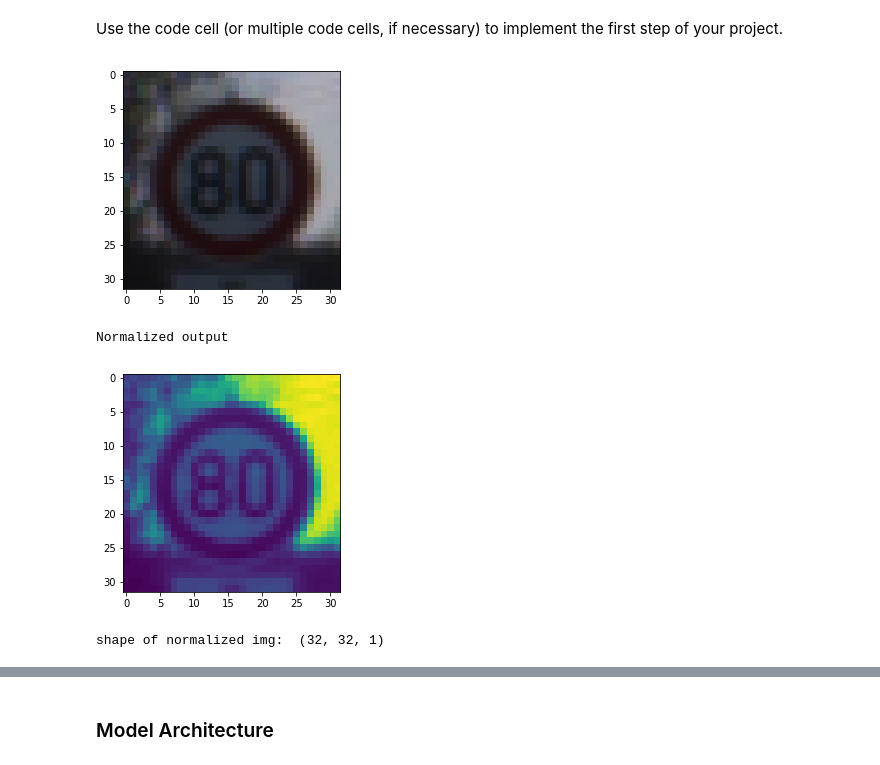
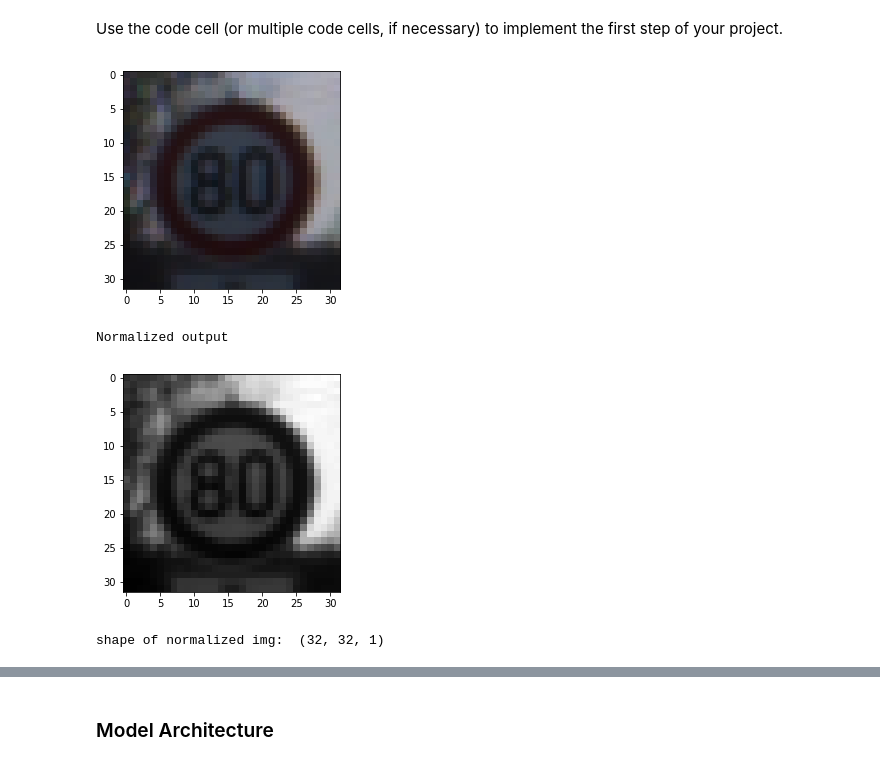
Before and after one commit to khushn/carnd_p2, a Jupyter notebook: Traffic_Sign_Classifier.ipynb, the cells around one changed output, grey strips where cells are left out. Cells and saved outputs as stored; diff of their text form; code cells hidden in the pictures.

```diff
--- a/Traffic_Sign_Classifier.ipynb
+++ b/Traffic_Sign_Classifier.ipynb
@@ -174,36 +175,49 @@ Use the code cell (or multiple code cells, if necessary) to implement the first
 import cv2
 import numpy as np
 
+#def normalize_grayscale(image_data):
+#    """
+#    Normalize the image data with Min-Max scaling to a range of [0.1, 0.9]
+#    :param image_data: The image data to be normalized
+#    :return: Normalized image data
+#    """
+#    # Min-Max scaling for grayscale image data
+#    a=0.1
+#    b=0.9
+#    xmin=0.
+#    xmax=255.
+#    xret= a + image_data*(b-a)/(xmax-xmin)
+#    return xret
 
 def normalize_img(img, alpha=0, beta=1):
     #first we grey scale it
     #print('initial shape:', img.shape )
     img = cv2.cvtColor( img, cv2.COLOR_RGB2GRAY )
     #print('shape after greyscale: ', img.shape)
 
-
+    #img = normalize_grayscale(img)
     dst = img.copy() #needed for version compat issues
     img = cv2.normalize(img, dst, alpha, beta, norm_type=cv2.NORM_MINMAX, dtype=cv2.CV_32F)
     #print('shape after normalization', img.shape)
 
     #to retain the shape of the image
     img=np.expand_dims(img, axis=2)
     #print('shape after expanding dim', img.shape)
     return img
 
 img1=X_train[12949]
 plt.imshow(img1)
 plt.show()
 
 print('Normalized output')
 img2=normalize_img(img1)
-plt.imshow(img2.reshape(32, 32))
+plt.imshow(img2.reshape(32, 32), interpolation="nearest", cmap="gray")
 plt.show()
 print('shape of normalized img: ', img2.shape)
 # %% [output]
 [figure]
 Normalized output
-[figure, old version]
+[figure, new version]
 shape of normalized img:  (32, 32, 1)
 # %%
 #Normalize all the images since we tested it works
```
Also changed, not shown: parts of 13 cells of this notebook.
